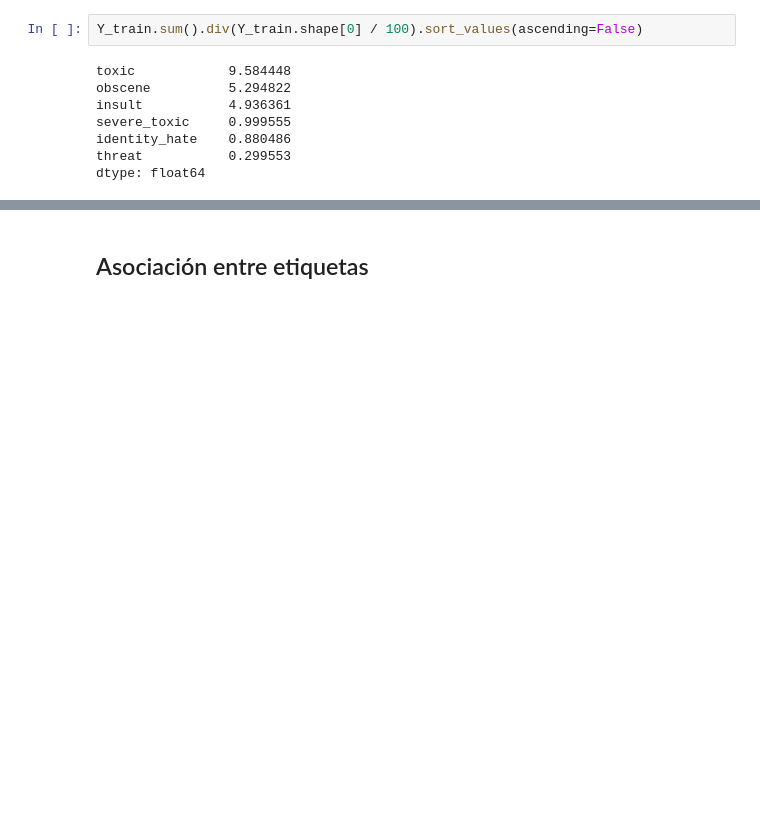
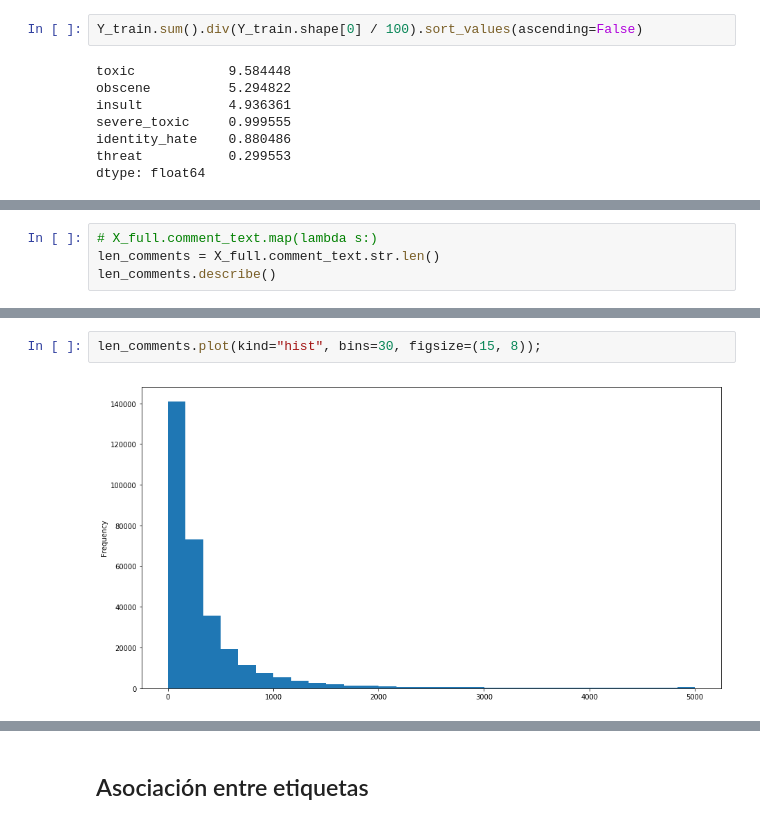
Before and after one commit to Guillermogsjc/kaggle-toxicity, a Jupyter notebook: 02W_EDA.ipynb, the cells around one changed output, grey strips where cells are left out. Saved outputs shown, nothing was run; the diff lists cells and outputs as text; blank space fills up the shorter version.

```diff
--- a/02W_EDA.ipynb
+++ b/02W_EDA.ipynb
@@ -34,0 +40,4 @@ dtype: float64
+# %%
+# X_full.comment_text.map(lambda s:)
+len_comments = X_full.comment_text.str.len()
+len_comments.describe()
@@ -34,0 +54,4 @@ dtype: float64
+# %%
+len_comments.plot(kind="hist", bins=30, figsize=(15, 8));
+# %% [output]
+[figure, added]
```
Also changed, not shown: parts of 12 cells of this notebook, 4 other files.
